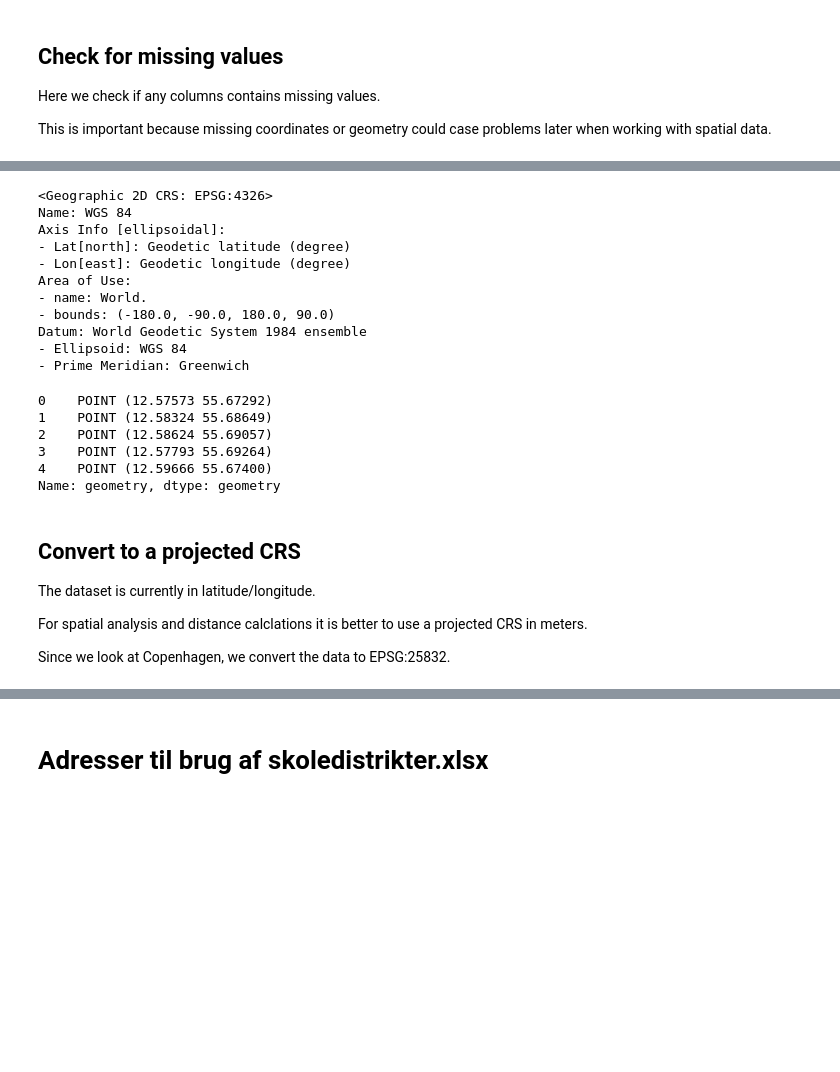
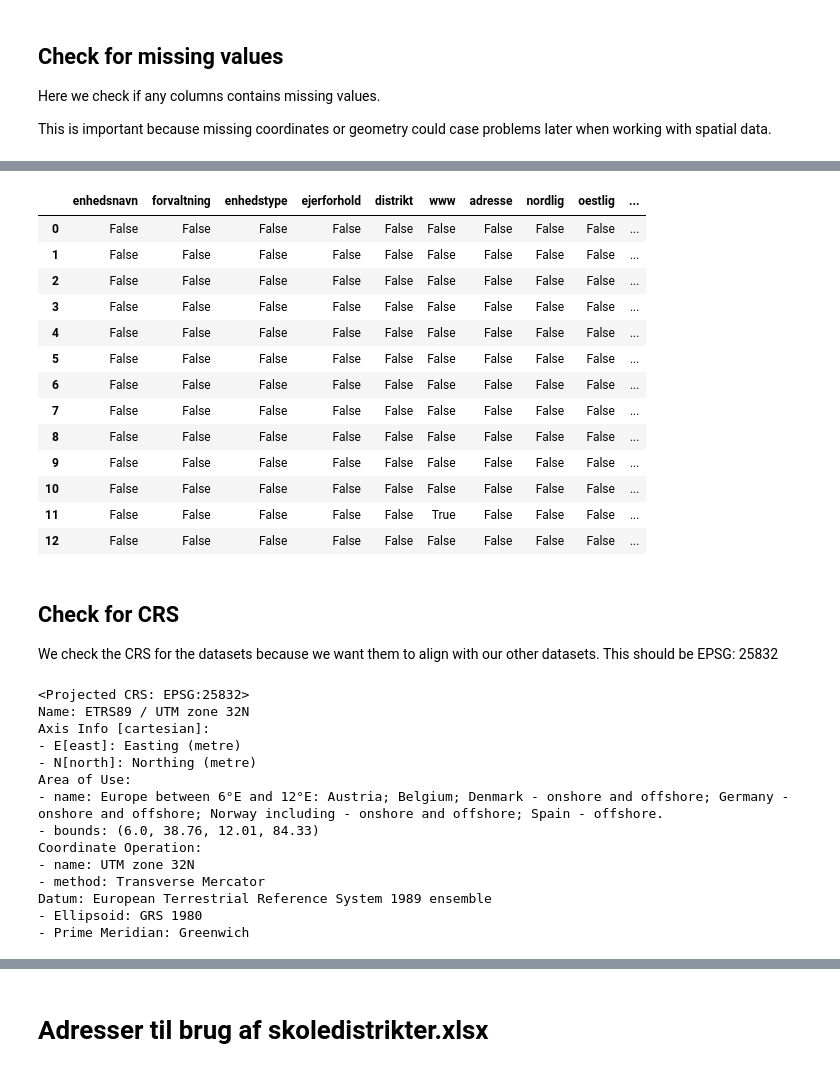
Before and after one commit to peterkriegel/safe-bike-paths-to-school-cph, a Jupyter notebook: notebooks/01_prepare_datasets.ipynb, the cells around one changed output, grey strips where cells are left out. Cells and saved outputs as stored; diff of their text form; code cells hidden in the pictures; blank space fills up the shorter version.

```diff
--- a/notebooks/01_prepare_datasets.ipynb
+++ b/notebooks/01_prepare_datasets.ipynb
@@ -25,5 +23,5 @@ The dataset already includes a geometry column ('wkb_geometry'), but it is store
 
 For now we just load the dataset and inspect the first few rows to understand the structure.
 # %%
-schools_df = pd.read_csv("../data/raw/skoler.csv", encoding="latin1")
-schools_df.head()
+district_schools = gpd.read_file("../data/raw/distriktsskoler_09032026.gpkg")
+special_schools = gpd.read_file("../data/raw/specialskoler_09032026.gpkg")
@@ -131,23 +139,38 @@ plt.show()
+# %%
+special_schools.isna()
+# %% [output]
+|  | enhedsnavn | forvaltning | enhedstype | ejerforhold | distrikt | www | adresse | nordlig | oestlig | ... |
+| 0 | False | False | False | False | False | False | False | False | False | ... |
+| 1 | False | False | False | False | False | False | False | False | False | ... |
+| 2 | False | False | False | False | False | False | False | False | False | ... |
+| 3 | False | False | False | False | False | False | False | False | False | ... |
+| 4 | False | False | False | False | False | False | False | False | False | ... |
+| 5 | False | False | False | False | False | False | False | False | False | ... |
+| 6 | False | False | False | False | False | False | False | False | False | ... |
+| 7 | False | False | False | False | False | False | False | False | False | ... |
+| 8 | False | False | False | False | False | False | False | False | False | ... |
+| 9 | False | False | False | False | False | False | False | False | False | ... |
+| 10 | False | False | False | False | False | False | False | False | False | ... |
+| 11 | False | False | False | False | False | True | False | False | False | ... |
+| 12 | False | False | False | False | False | False | False | False | False | ... |
+# %% [markdown]
+## Check for CRS
+
+We check the CRS for the datasets because we want them to align with our other datasets. This should be EPSG: 25832
 # %%
-schools.crs
+district_schools.crs
 # %% [output]
-<Geographic 2D CRS: EPSG:4326>
-Name: WGS 84
-Axis Info [ellipsoidal]:
-- Lat[north]: Geodetic latitude (degree)
-- Lon[east]: Geodetic longitude (degree)
+<Projected CRS: EPSG:25832>
+Name: ETRS89 / UTM zone 32N
+Axis Info [cartesian]:
+- E[east]: Easting (metre)
+- N[north]: Northing (metre)
 Area of Use:
-- name: World.
-- bounds: (-180.0, -90.0, 180.0, 90.0)
-Datum: World Geodetic System 1984 ensemble
-- Ellipsoid: WGS 84
+- name: Europe between 6°E and 12°E: Austria; Belgium; Denmark - onshore and offshore; Germany - onshore and offshore; Norway including - onshore and offshore; Spain - offshore.
+- bounds: (6.0, 38.76, 12.01, 84.33)
+Coordinate Operation:
+- name: UTM zone 32N
+- method: Transverse Mercator
+Datum: European Terrestrial Reference System 1989 ensemble
+- Ellipsoid: GRS 1980
 - Prime Meridian: Greenwich
-# %%
-schools.geometry.head()
-# %% [output]
-0    POINT (12.57573 55.67292)
-1    POINT (12.58324 55.68649)
-2    POINT (12.58624 55.69057)
-3    POINT (12.57793 55.69264)
-4    POINT (12.59666 55.67400)
-Name: geometry, dtype: geometry
@@ -156,8 +176,0 @@ schools = schools.to_crs(25832)
-# %% [markdown]
-## Convert to a projected CRS
-
-The dataset is currently in latitude/longitude.
-
-For spatial analysis and distance calclations it is better to use a projected CRS in meters.
-
-Since we look at Copenhagen, we convert the data to EPSG:25832.
```
Also changed, not shown: parts of 51 cells of this notebook, 2 other files.
